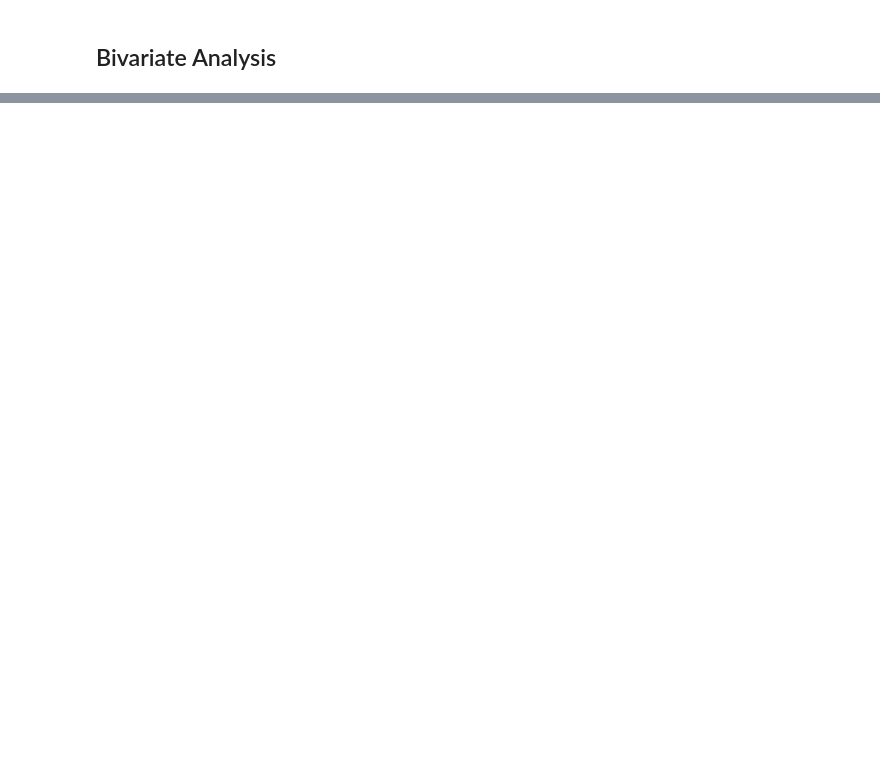
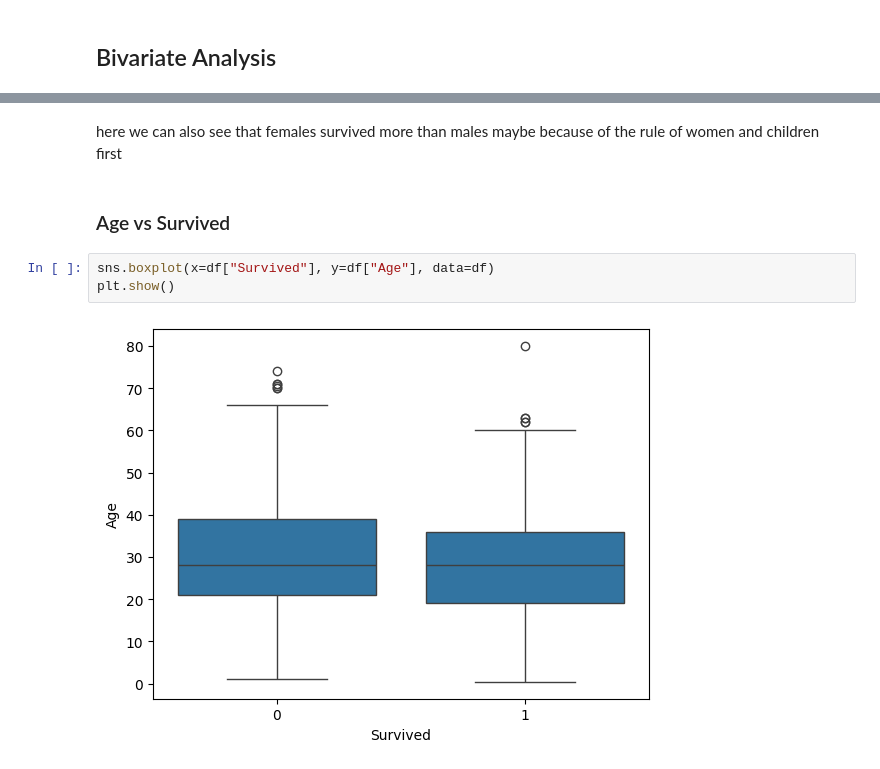
Before and after one commit to parhamvz73/Machine-Learning, a Jupyter notebook: Titanic_classification.ipynb, the cells around one changed output, grey strips where cells are left out. Saved outputs shown, nothing was run; the diff lists cells and outputs as text; blank space fills up the shorter version.

```diff
--- a/Titanic_classification.ipynb
+++ b/Titanic_classification.ipynb
@@ -840,0 +910,9 @@ we will now create a function to separate our features in to date, numeric and c
+# %% [markdown]
+here we can also see that females survived more than males maybe because of the rule of women and children first
+# %% [markdown]
+### Age vs Survived
+# %%
+sns.boxplot(x=df["Survived"], y=df["Age"], data=df)
+plt.show()
+# %% [output]
+[figure, added]
```
Also changed, not shown: parts of 37 cells of this notebook.
